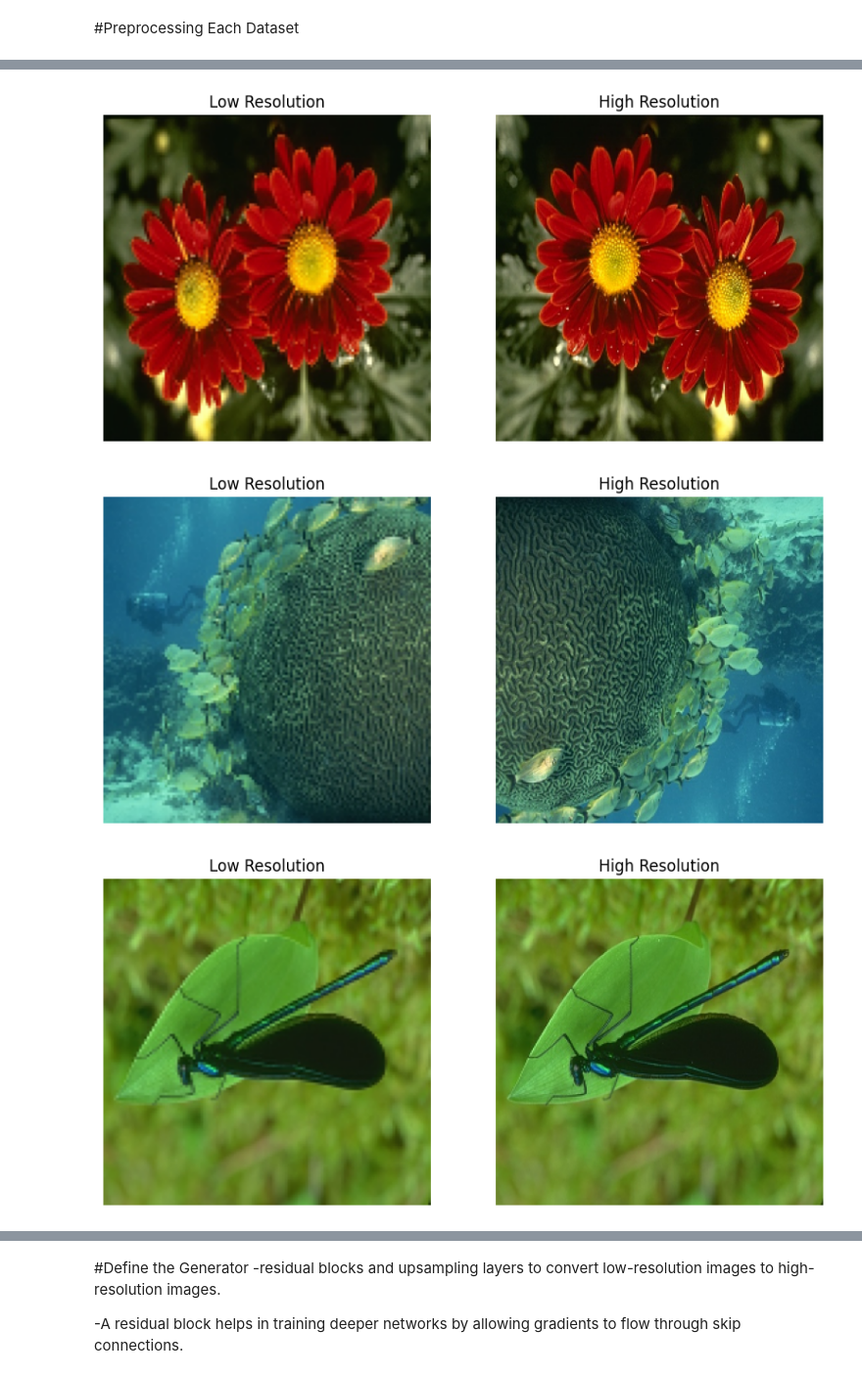
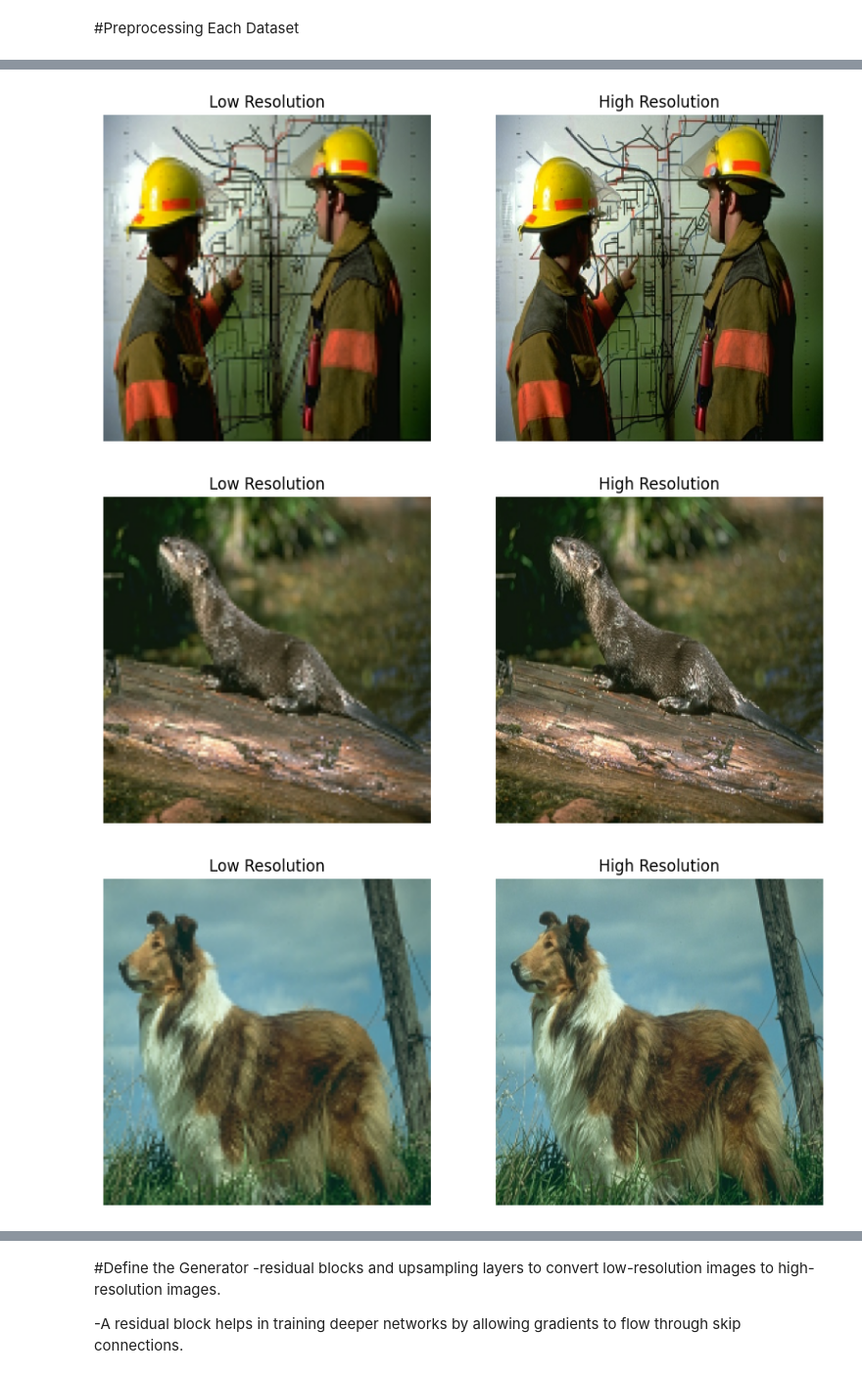
Before and after one commit to alexandrufalk/tensorflow, a Jupyter notebook: SRGAN_.ipynb, the cells around one changed output, grey strips where cells are left out. Shown at 98% size. Drawn from its saved outputs; the diff is of its cells as text; code cells hidden in the pictures.

```diff
--- a/SRGAN_.ipynb
+++ b/SRGAN_.ipynb
@@ -138,7 +138,7 @@ def create_dataset(directory, batch_size, augment_data=False):
 
     # Filter out zero tensors resulting from failed image decoding
     def filter_invalid(lr, hr):
-        return tf.reduce_sum(tf.abs(lr)) > 0 and tf.reduce_sum(tf.abs(hr)) > 0
+        return tf.logical_and(tf.reduce_sum(tf.abs(lr)) > 0, tf.reduce_sum(tf.abs(hr)) > 0)
 
     dataset = dataset.filter(filter_invalid)
 
@@ -166,7 +166,7 @@ LR_SCALE = SCALE_FACTOR    # 4
 train_dataset = create_dataset(
     directory=TRAIN_DIR,
     batch_size=BATCH_SIZE,
-    augment_data=True  # Enable augmentation for training
+    augment_data=False  # Enable augmentation for training
 )
 
 val_dataset = create_dataset(
@@ -186,33 +186,33 @@ for lr_batch, hr_batch in train_dataset.take(1):
     print(f"LR batch shape: {lr_batch.shape}")  # Expected: (16, 24, 24, 3)
     print(f"HR batch shape: {hr_batch.shape}")  # Expected: (16, 96, 96, 3)")
 
     # Visualize the first 3 images in the batch
     for i in range(3):
         lr_img = (lr_batch[i].numpy() + 1.0) * 127.5
         lr_img = np.clip(lr_img, 0, 255).astype(np.uint8)
 
         hr_img = (hr_batch[i].numpy() + 1.0) * 127.5
         hr_img = np.clip(hr_img, 0, 255).astype(np.uint8)
 
         plt.figure(figsize=(10,5))
 
         plt.subplot(1,2,1)
         plt.title('Low Resolution')
         plt.imshow(lr_img)
         plt.axis('off')
 
         plt.subplot(1,2,2)
         plt.title('High Resolution')
         plt.imshow(hr_img)
         plt.axis('off')
 
         plt.show()
 # %% [output]
 Checking directory: /content/drive/MyDrive/Datasets/BSDS500/images/training
 Checking directory: /content/drive/MyDrive/Datasets/BSDS500/images/validation
 Checking directory: /content/drive/MyDrive/Datasets/BSDS500/images/test
 LR batch shape: (16, 128, 128, 3)
 HR batch shape: (16, 256, 256, 3)
-[figure, old version]
+[figure, new version]
-[figure, old version]
+[figure, new version]
-[figure, old version]
+[figure, new version]
```
Also changed, not shown: parts of 27 cells of this notebook.
